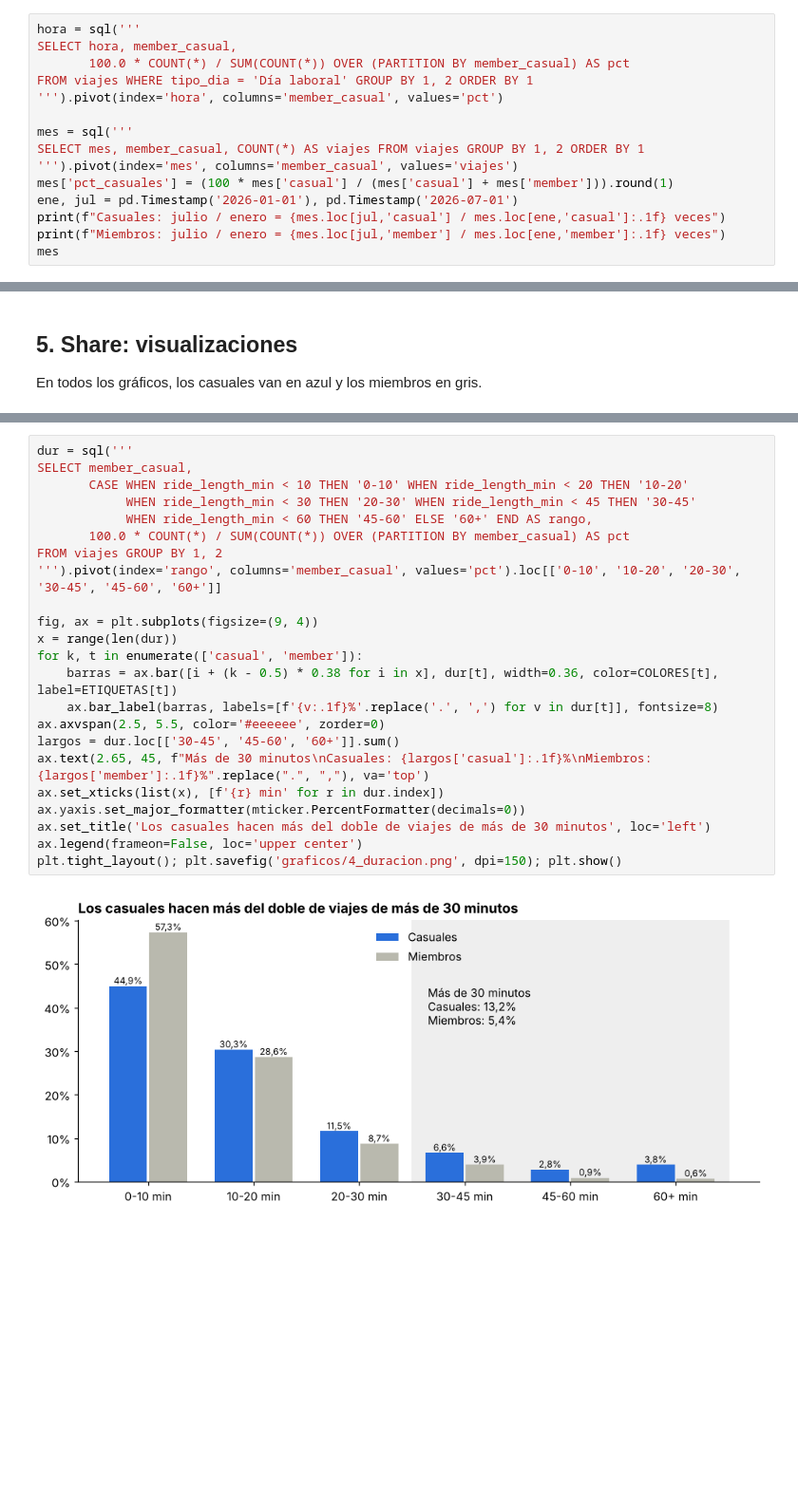
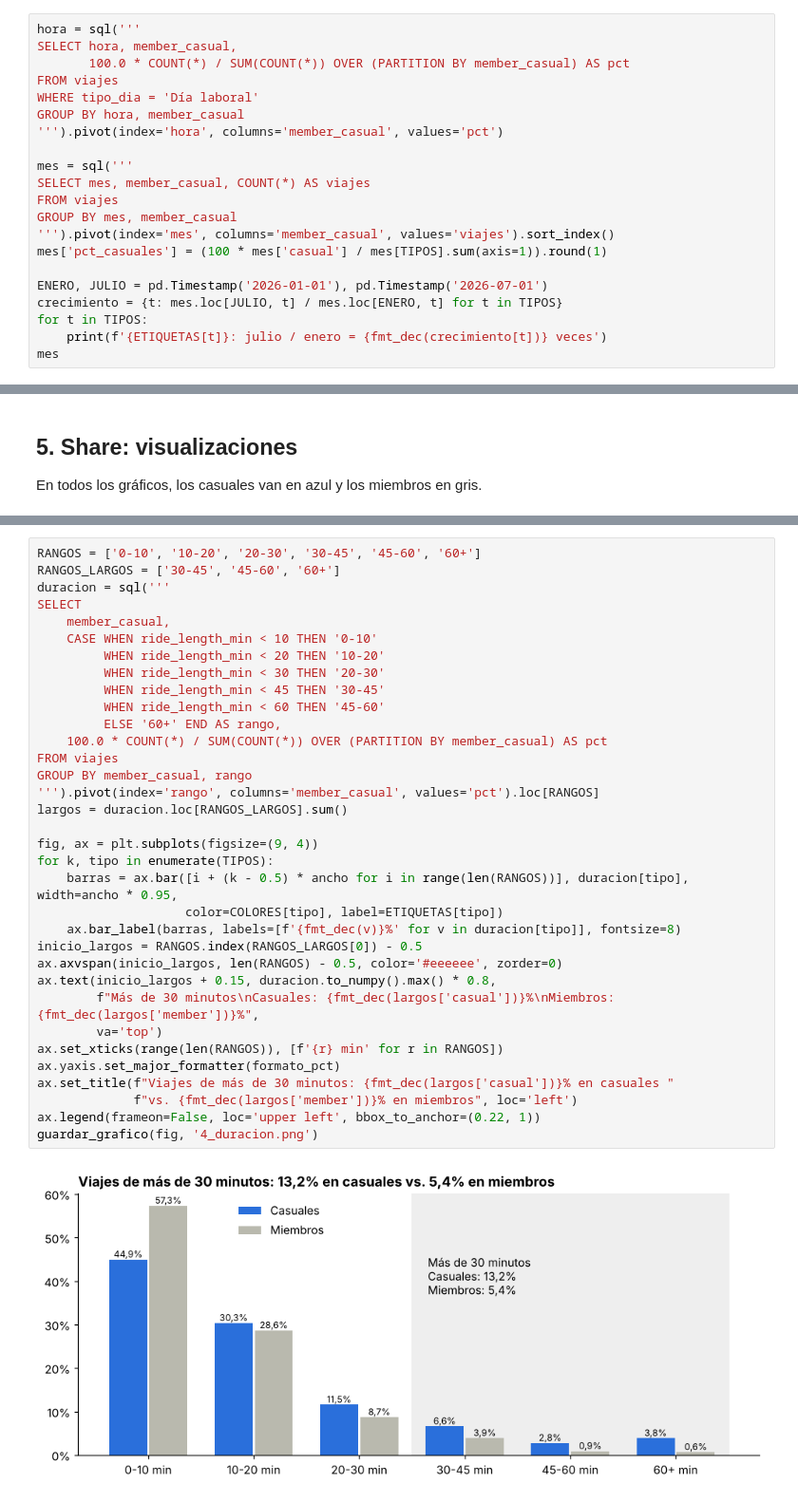
Before and after one commit to sebastiangarridosg/google-data-analytics-caso-estudio, a Jupyter notebook: cyclistic_analisis.ipynb, the cells around one changed output, grey strips where cells are left out. Shown at 95% size. Saved outputs shown, nothing was run; the diff lists cells and outputs as text; blank space fills up the shorter version.

```diff
--- a/cyclistic_analisis.ipynb
+++ b/cyclistic_analisis.ipynb
@@ -331,15 +444,21 @@ Los casuales suman el 45% de las horas de uso con el 35% de los viajes.
 hora = sql('''
 SELECT hora, member_casual,
        100.0 * COUNT(*) / SUM(COUNT(*)) OVER (PARTITION BY member_casual) AS pct
-FROM viajes WHERE tipo_dia = 'Día laboral' GROUP BY 1, 2 ORDER BY 1
+FROM viajes
+WHERE tipo_dia = 'Día laboral'
+GROUP BY hora, member_casual
 ''').pivot(index='hora', columns='member_casual', values='pct')
 
 mes = sql('''
-SELECT mes, member_casual, COUNT(*) AS viajes FROM viajes GROUP BY 1, 2 ORDER BY 1
-''').pivot(index='mes', columns='member_casual', values='viajes')
-mes['pct_casuales'] = (100 * mes['casual'] / (mes['casual'] + mes['member'])).round(1)
-ene, jul = pd.Timestamp('2026-01-01'), pd.Timestamp('2026-07-01')
-print(f"Casuales: julio / enero = {mes.loc[jul,'casual'] / mes.loc[ene,'casual']:.1f} veces")
-print(f"Miembros: julio / enero = {mes.loc[jul,'member'] / mes.loc[ene,'member']:.1f} veces")
+SELECT mes, member_casual, COUNT(*) AS viajes
+FROM viajes
+GROUP BY mes, member_casual
+''').pivot(index='mes', columns='member_casual', values='viajes').sort_index()
+mes['pct_casuales'] = (100 * mes['casual'] / mes[TIPOS].sum(axis=1)).round(1)
+
+ENERO, JULIO = pd.Timestamp('2026-01-01'), pd.Timestamp('2026-07-01')
+crecimiento = {t: mes.loc[JULIO, t] / mes.loc[ENERO, t] for t in TIPOS}
+for t in TIPOS:
+    print(f'{ETIQUETAS[t]}: julio / enero = {fmt_dec(crecimiento[t])} veces')
 mes
 # %% [output]
@@ -484,26 +610,37 @@ plt.tight_layout(); plt.savefig('graficos/3_viajes_por_mes.png', dpi=150); plt.s
 # %%
-dur = sql('''
-SELECT member_casual,
-       CASE WHEN ride_length_min < 10 THEN '0-10' WHEN ride_length_min < 20 THEN '10-20'
-            WHEN ride_length_min < 30 THEN '20-30' WHEN ride_length_min < 45 THEN '30-45'
-            WHEN ride_length_min < 60 THEN '45-60' ELSE '60+' END AS rango,
-       100.0 * COUNT(*) / SUM(COUNT(*)) OVER (PARTITION BY member_casual) AS pct
-FROM viajes GROUP BY 1, 2
-''').pivot(index='rango', columns='member_casual', values='pct').loc[['0-10', '10-20', '20-30', '30-45', '45-60', '60+']]
+RANGOS = ['0-10', '10-20', '20-30', '30-45', '45-60', '60+']
+RANGOS_LARGOS = ['30-45', '45-60', '60+']
+duracion = sql('''
+SELECT
+    member_casual,
+    CASE WHEN ride_length_min < 10 THEN '0-10'
+         WHEN ride_length_min < 20 THEN '10-20'
+         WHEN ride_length_min < 30 THEN '20-30'
+         WHEN ride_length_min < 45 THEN '30-45'
+         WHEN ride_length_min < 60 THEN '45-60'
+         ELSE '60+' END AS rango,
+    100.0 * COUNT(*) / SUM(COUNT(*)) OVER (PARTITION BY member_casual) AS pct
+FROM viajes
+GROUP BY member_casual, rango
+''').pivot(index='rango', columns='member_casual', values='pct').loc[RANGOS]
+largos = duracion.loc[RANGOS_LARGOS].sum()
 
 fig, ax = plt.subplots(figsize=(9, 4))
-x = range(len(dur))
-for k, t in enumerate(['casual', 'member']):
-    barras = ax.bar([i + (k - 0.5) * 0.38 for i in x], dur[t], width=0.36, color=COLORES[t], label=ETIQUETAS[t])
-    ax.bar_label(barras, labels=[f'{v:.1f}%'.replace('.', ',') for v in dur[t]], fontsize=8)
-ax.axvspan(2.5, 5.5, color='#eeeeee', zorder=0)
-largos = dur.loc[['30-45', '45-60', '60+']].sum()
-ax.text(2.65, 45, f"Más de 30 minutos\nCasuales: {largos['casual']:.1f}%\nMiembros: {largos['member']:.1f}%".replace(".", ","), va='top')
-ax.set_xticks(list(x), [f'{r} min' for r in dur.index])
-ax.yaxis.set_major_formatter(mticker.PercentFormatter(decimals=0))
-ax.set_title('Los casuales hacen más del doble de viajes de más de 30 minutos', loc='left')
-ax.legend(frameon=False, loc='upper center')
-plt.tight_layout(); plt.savefig('graficos/4_duracion.png', dpi=150); plt.show()
+for k, tipo in enumerate(TIPOS):
+    barras = ax.bar([i + (k - 0.5) * ancho for i in range(len(RANGOS))], duracion[tipo], width=ancho * 0.95,
+                    color=COLORES[tipo], label=ETIQUETAS[tipo])
+    ax.bar_label(barras, labels=[f'{fmt_dec(v)}%' for v in duracion[tipo]], fontsize=8)
+inicio_largos = RANGOS.index(RANGOS_LARGOS[0]) - 0.5
+ax.axvspan(inicio_largos, len(RANGOS) - 0.5, color='#eeeeee', zorder=0)
+ax.text(inicio_largos + 0.15, duracion.to_numpy().max() * 0.8,
+        f"Más de 30 minutos\nCasuales: {fmt_dec(largos['casual'])}%\nMiembros: {fmt_dec(largos['member'])}%",
+        va='top')
+ax.set_xticks(range(len(RANGOS)), [f'{r} min' for r in RANGOS])
+ax.yaxis.set_major_formatter(formato_pct)
+ax.set_title(f"Viajes de más de 30 minutos: {fmt_dec(largos['casual'])}% en casuales "
+             f"vs. {fmt_dec(largos['member'])}% en miembros", loc='left')
+ax.legend(frameon=False, loc='upper left', bbox_to_anchor=(0.22, 1))
+guardar_grafico(fig, '4_duracion.png')
 # %% [output]
-[figure, old version]
+[figure, new version]
 # %%
```
Also changed, not shown: parts of 40 cells of this notebook, 11 other files.
